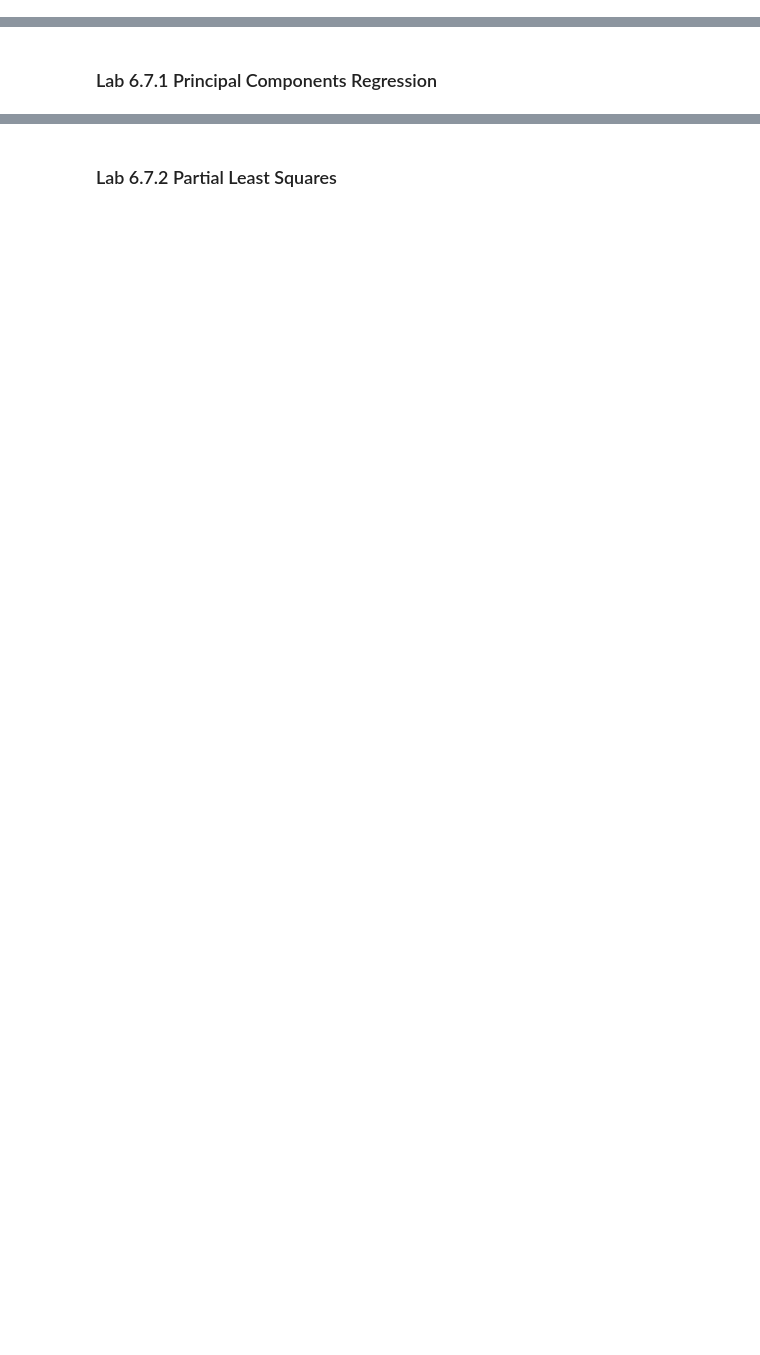
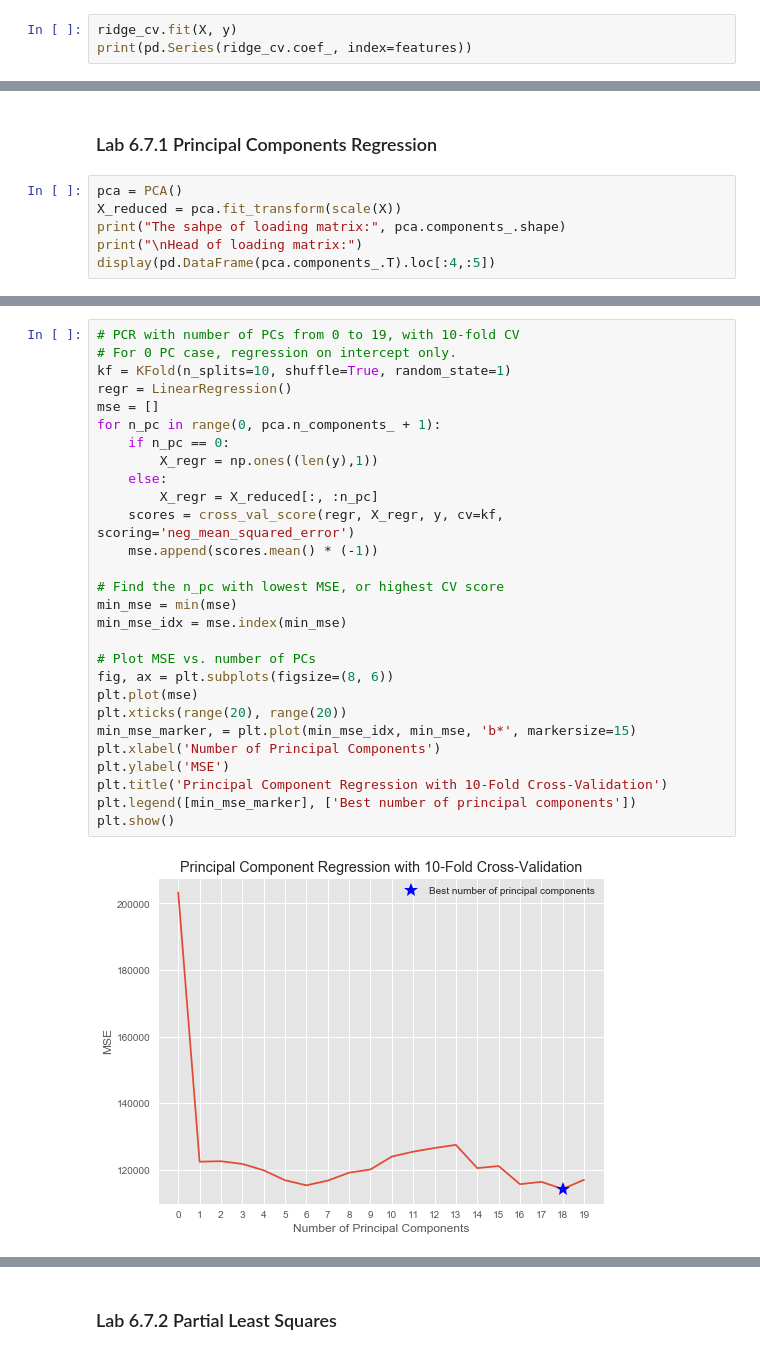
Before and after one commit to 0liu/ISLR, a Jupyter notebook: Chapter 6 Linear Model Selection and Regularization.ipynb, the cells around one changed output, grey strips where cells are left out. Cells and saved outputs as stored; diff of their text form; blank space fills up the shorter version.

```diff
--- a/Chapter 6 Linear Model Selection and Regularization.ipynb
+++ b/Chapter 6 Linear Model Selection and Regularization.ipynb
@@ -117,0 +598,3 @@ print(hitters.Salary.isnull().sum())
+# %%
+ridge_cv.fit(X, y)
+print(pd.Series(ridge_cv.coef_, index=features))
@@ -128,2 +693,8 @@ print(hitters.Salary.isnull().sum())
 # %% [markdown]
 ### Lab 6.7.1 Principal Components Regression
+# %%
+pca = PCA()
+X_reduced = pca.fit_transform(scale(X))
+print("The sahpe of loading matrix:", pca.components_.shape)
+print("\nHead of loading matrix:")
+display(pd.DataFrame(pca.components_.T).loc[:4,:5])
@@ -129,0 +711,30 @@ print(hitters.Salary.isnull().sum())
+# %%
+# PCR with number of PCs from 0 to 19, with 10-fold CV
+# For 0 PC case, regression on intercept only.
+kf = KFold(n_splits=10, shuffle=True, random_state=1)
+regr = LinearRegression()
+mse = []
+for n_pc in range(0, pca.n_components_ + 1):
+    if n_pc == 0:
+        X_regr = np.ones((len(y),1))
+    else:
+        X_regr = X_reduced[:, :n_pc]
+    scores = cross_val_score(regr, X_regr, y, cv=kf, scoring='neg_mean_squared_error')
+    mse.append(scores.mean() * (-1))
+
+# Find the n_pc with lowest MSE, or highest CV score
+min_mse = min(mse)
+min_mse_idx = mse.index(min_mse)
+
+# Plot MSE vs. number of PCs
+fig, ax = plt.subplots(figsize=(8, 6))
+plt.plot(mse)
+plt.xticks(range(20), range(20))
+min_mse_marker, = plt.plot(min_mse_idx, min_mse, 'b*', markersize=15)
+plt.xlabel('Number of Principal Components')
+plt.ylabel('MSE')
+plt.title('Principal Component Regression with 10-Fold Cross-Validation')
+plt.legend([min_mse_marker], ['Best number of principal components'])
+plt.show()
+# %% [output]
+[figure, added]
```
Also changed, not shown: parts of 51 cells of this notebook.
